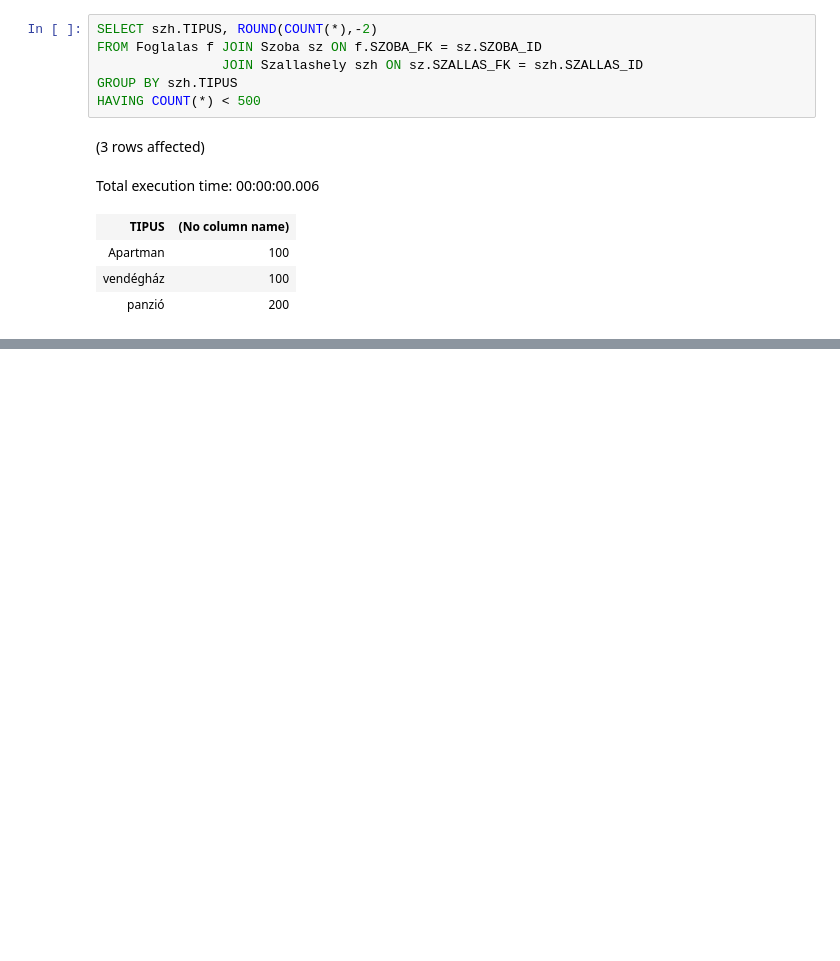
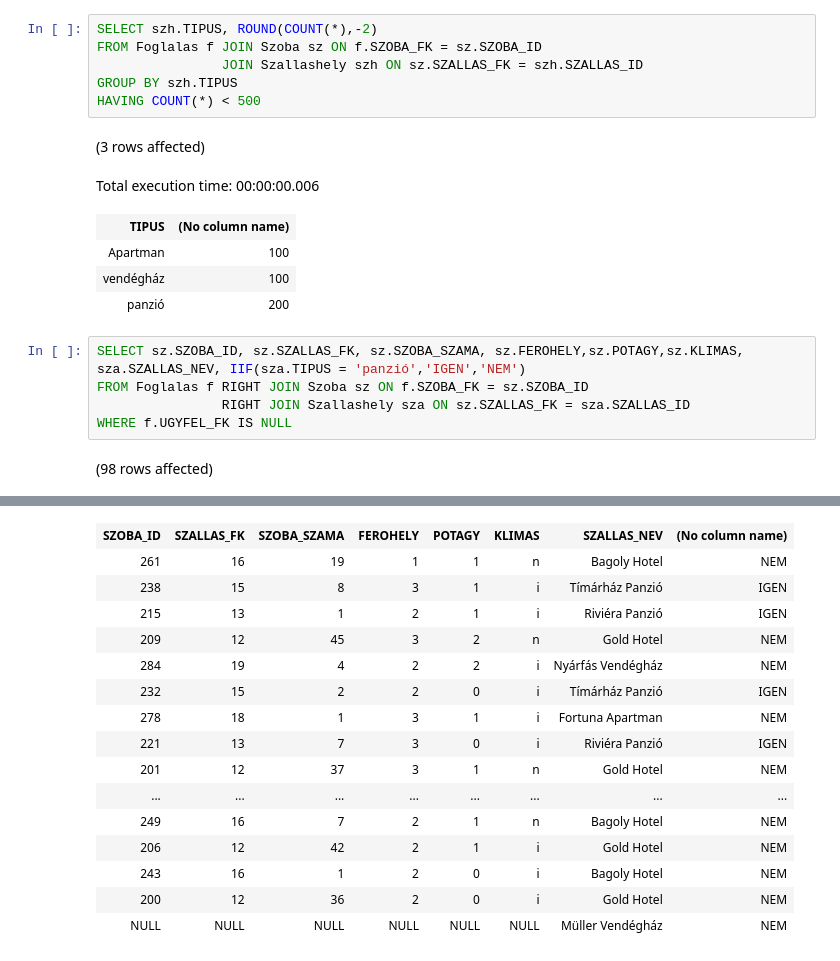
Before and after one commit to osvathtibi/adatbazisok, a Jupyter notebook: ZH_1.ipynb, the cells around one changed output, grey strips where cells are left out. Drawn from its saved outputs; the diff is of its cells as text; blank space fills up the shorter version.

```diff
--- a/ZH_1.ipynb
+++ b/ZH_1.ipynb
@@ -27,3 +27,10 @@ Total execution time: 00:00:00.006
 | Apartman | 100 |
 | vendégház | 100 |
 | panzió | 200 |
+# %%
+SELECT sz.SZOBA_ID, sz.SZALLAS_FK, sz.SZOBA_SZAMA, sz.FEROHELY,sz.POTAGY,sz.KLIMAS, sza.SZALLAS_NEV, IIF(sza.TIPUS = 'panzió','IGEN','NEM')
+FROM Foglalas f RIGHT JOIN Szoba sz ON f.SZOBA_FK = sz.SZOBA_ID
+                RIGHT JOIN Szallashely sza ON sz.SZALLAS_FK = sza.SZALLAS_ID
+WHERE f.UGYFEL_FK IS NULL
+# %% [output]
+(98 rows affected)
@@ -29,0 +38,16 @@ Total execution time: 00:00:00.006
+| SZOBA_ID | SZALLAS_FK | SZOBA_SZAMA | FEROHELY | POTAGY | KLIMAS | SZALLAS_NEV | (No column name) |
+| 261 | 16 | 19 | 1 | 1 | n | Bagoly Hotel | NEM |
+| 238 | 15 | 8 | 3 | 1 | i | Tímárház Panzió | IGEN |
+| 215 | 13 | 1 | 2 | 1 | i | Riviéra Panzió | IGEN |
+| 209 | 12 | 45 | 3 | 2 | n | Gold Hotel | NEM |
+| 284 | 19 | 4 | 2 | 2 | i | Nyárfás Vendégház | NEM |
+| 232 | 15 | 2 | 2 | 0 | i | Tímárház Panzió | IGEN |
+| 278 | 18 | 1 | 3 | 1 | i | Fortuna Apartman | NEM |
+| 221 | 13 | 7 | 3 | 0 | i | Riviéra Panzió | IGEN |
+| 201 | 12 | 37 | 3 | 1 | n | Gold Hotel | NEM |
+| ... | ... | ... | ... | ... | ... | ... | ... |
+| 249 | 16 | 7 | 2 | 1 | n | Bagoly Hotel | NEM |
+| 206 | 12 | 42 | 2 | 1 | i | Gold Hotel | NEM |
+| 243 | 16 | 1 | 2 | 0 | i | Bagoly Hotel | NEM |
+| 200 | 12 | 36 | 2 | 0 | i | Gold Hotel | NEM |
+| NULL | NULL | NULL | NULL | NULL | NULL | Müller Vendégház | NEM |
```
Also changed, not shown: parts of 1 cell of this notebook.
